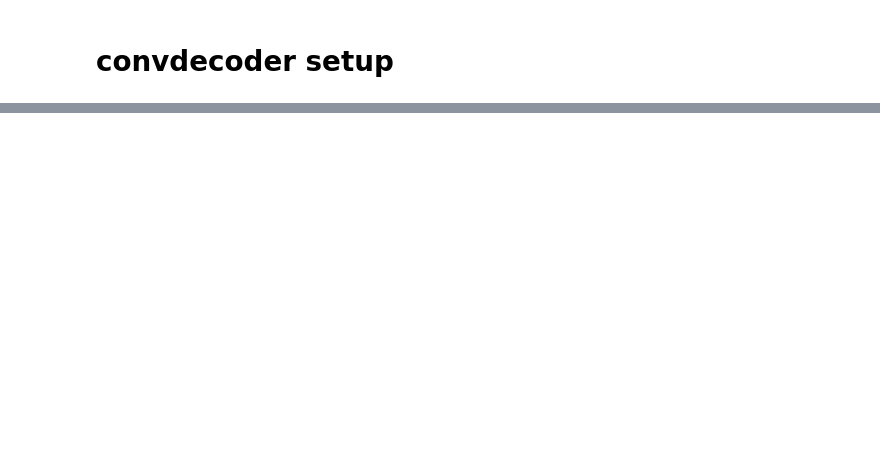
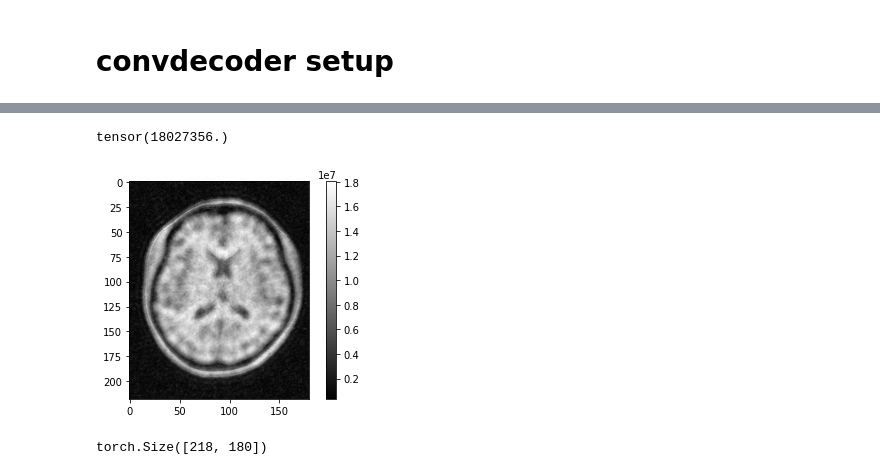
Before and after one commit to amritkumar9595/calgary_midl, a Jupyter notebook: pretext tasks.ipynb, the cells around one changed output, grey strips where cells are left out. Cells and saved outputs as stored; diff of their text form; code cells hidden in the pictures; blank space fills up the shorter version.

```diff
--- a/pretext tasks.ipynb
+++ b/pretext tasks.ipynb
@@ -403,0 +447,7 @@ RuntimeError: Given groups=1, weight of size 160 160 3 3, expected input[15, 2,
+# %%
+plt.imshow(img_gt_np,cmap='gray')
+plt.colorbar()
+print(img_gt_np.max())
+# %% [output]
+tensor(18027356.)
+[figure, added]
@@ -403,0 +484,5 @@ RuntimeError: Given groups=1, weight of size 160 160 3 3, expected input[15, 2,
+# %%
+img_np = T.zero_filled_reconstruction(ksp_cmplx)
+img_np.shape
+# %% [output]
+torch.Size([218, 180])
```
Also changed, not shown: parts of 46 cells of this notebook, 7 other files.
